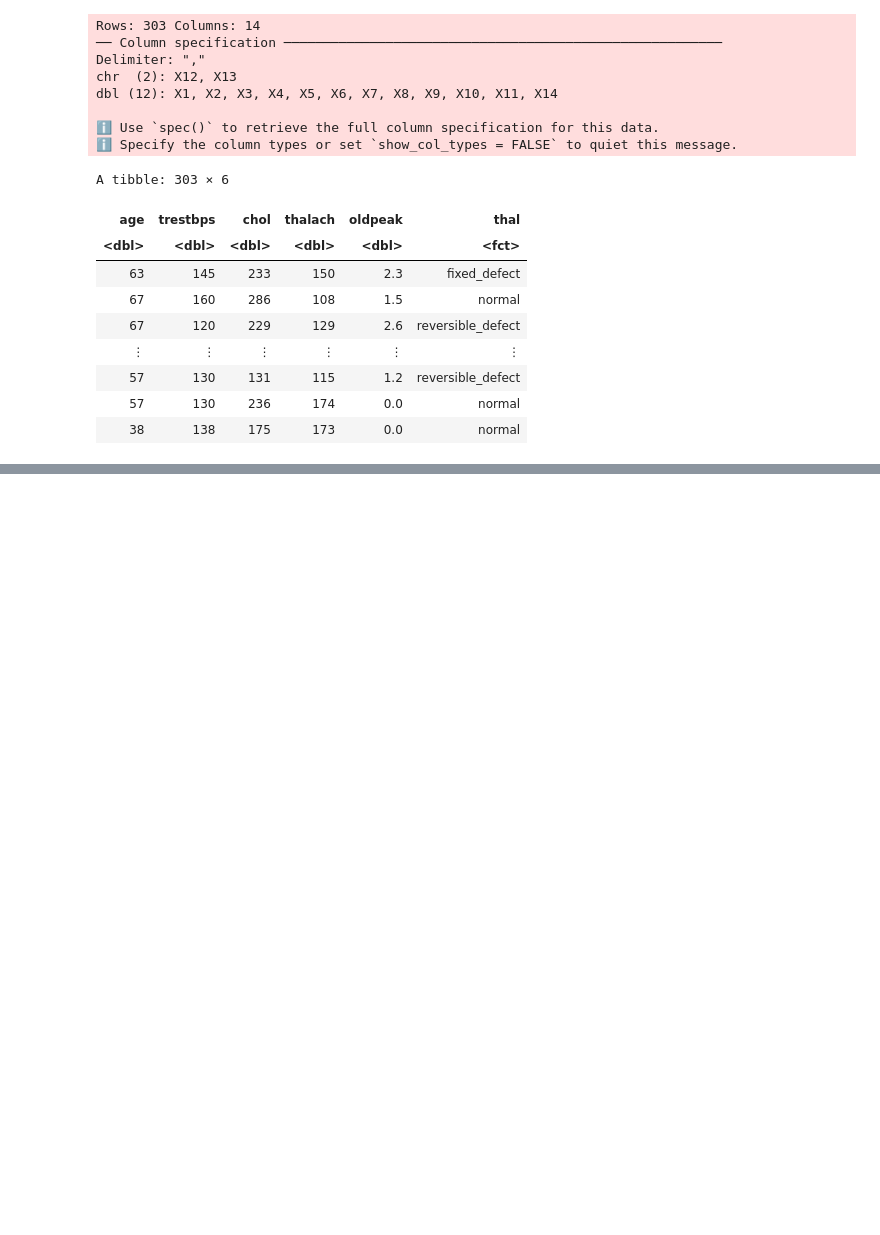
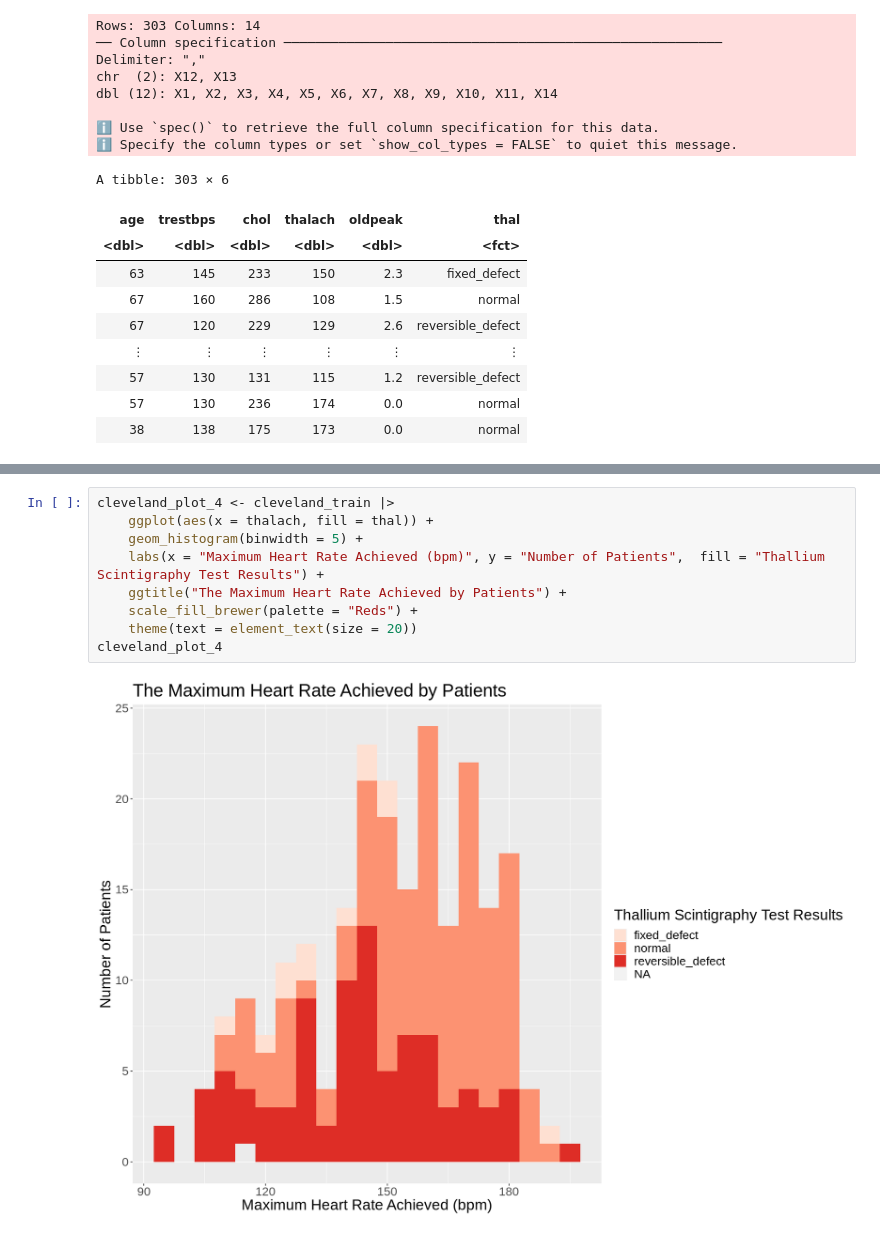
Before and after one commit to alanwake83/DSCI_group30_project, a Jupyter notebook: project_proposal.ipynb, the cells around one changed output, grey strips where cells are left out. Drawn from its saved outputs; the diff is of its cells as text; blank space fills up the shorter version.

```diff
--- a/project_proposal.ipynb
+++ b/project_proposal.ipynb
@@ -113,0 +177,11 @@ A tibble: 1 × 6
+# %%
+cleveland_plot_4 <- cleveland_train |>
+    ggplot(aes(x = thalach, fill = thal)) +
+    geom_histogram(binwidth = 5) +
+    labs(x = "Maximum Heart Rate Achieved (bpm)", y = "Number of Patients",  fill = "Thallium Scintigraphy Test Results") +
+    ggtitle("The Maximum Heart Rate Achieved by Patients") +
+    scale_fill_brewer(palette = "Reds") +
+    theme(text = element_text(size = 20))
+cleveland_plot_4
+# %% [output]
+[figure, added]
```
Also changed, not shown: parts of 19 cells of this notebook.
